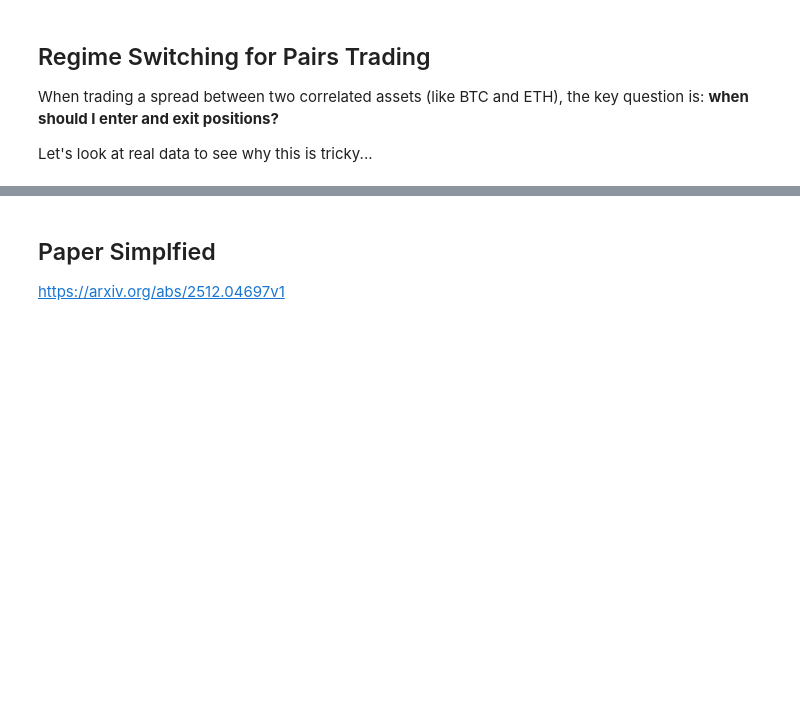
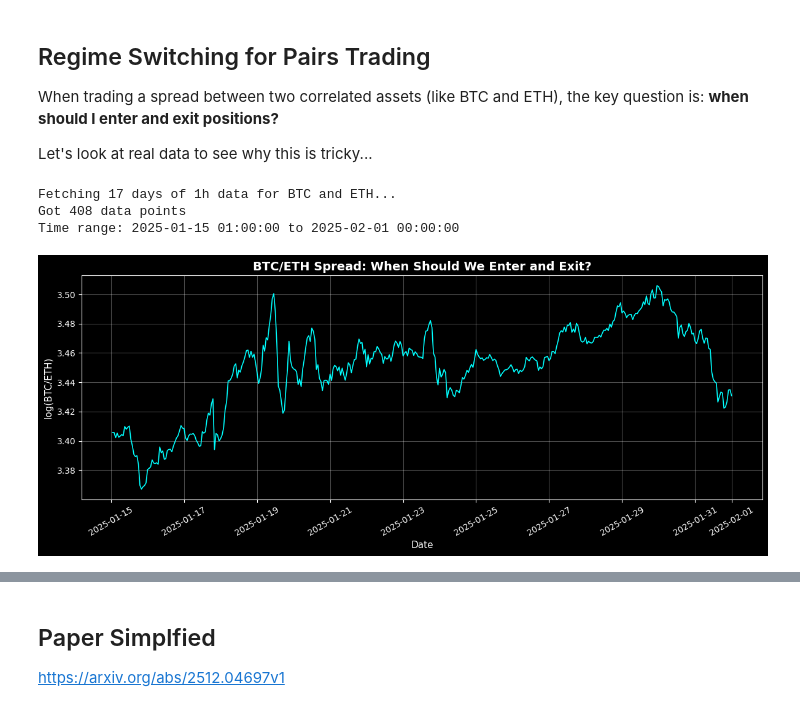
Before and after one commit to ChadThackray/regime-switching-2025, a Jupyter notebook: video.ipynb, the cells around one changed output, grey strips where cells are left out. Cells and saved outputs as stored; diff of their text form; code cells hidden in the pictures; blank space fills up the shorter version.

Commit message:
Use fixed data

```diff
--- a/video.ipynb
+++ b/video.ipynb
@@ -8,22 +8,28 @@ Let's look at real data to see why this is tricky...
 # %%
 import numpy as np
 import pandas as pd
 import matplotlib.pyplot as plt
 from fetch_data import fetch_btc_eth_history
+from datetime import datetime
 
 # Fetch 17 days of hourly BTC/ETH data
 plt.style.use("dark_background")
-df = fetch_btc_eth_history(days=17, interval="1h")
+df = fetch_btc_eth_history(days=17, interval="1h", end_time=datetime(2025,2,1))
 
 fig, ax = plt.subplots(figsize=(12, 5))
 ax.plot(df["open_time"], df["log_ratio"], color="cyan", linewidth=1.2)
 ax.set_xlabel("Date", fontsize=11)
 ax.set_ylabel("log(BTC/ETH)", fontsize=11)
 ax.set_title("BTC/ETH Spread: When Should We Enter and Exit?", fontsize=14, fontweight="bold")
 ax.grid(True, alpha=0.3)
 ax.tick_params(axis='x', rotation=30)
 plt.tight_layout()
 plt.show()
+# %% [output]
+Fetching 17 days of 1h data for BTC and ETH...
+Got 408 data points
+Time range: 2025-01-15 01:00:00 to 2025-02-01 00:00:00
+[figure, added]
 # %%
 from fetch_data import estimate_ou_parameters
 
```
Also changed, not shown: parts of 5 cells of this notebook.
